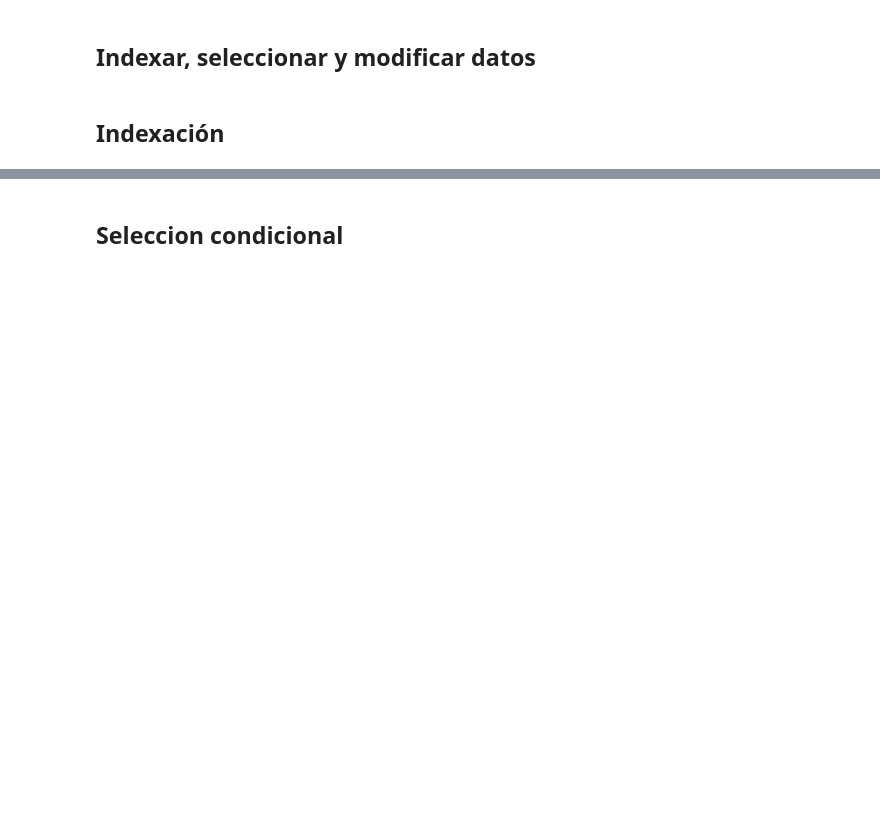
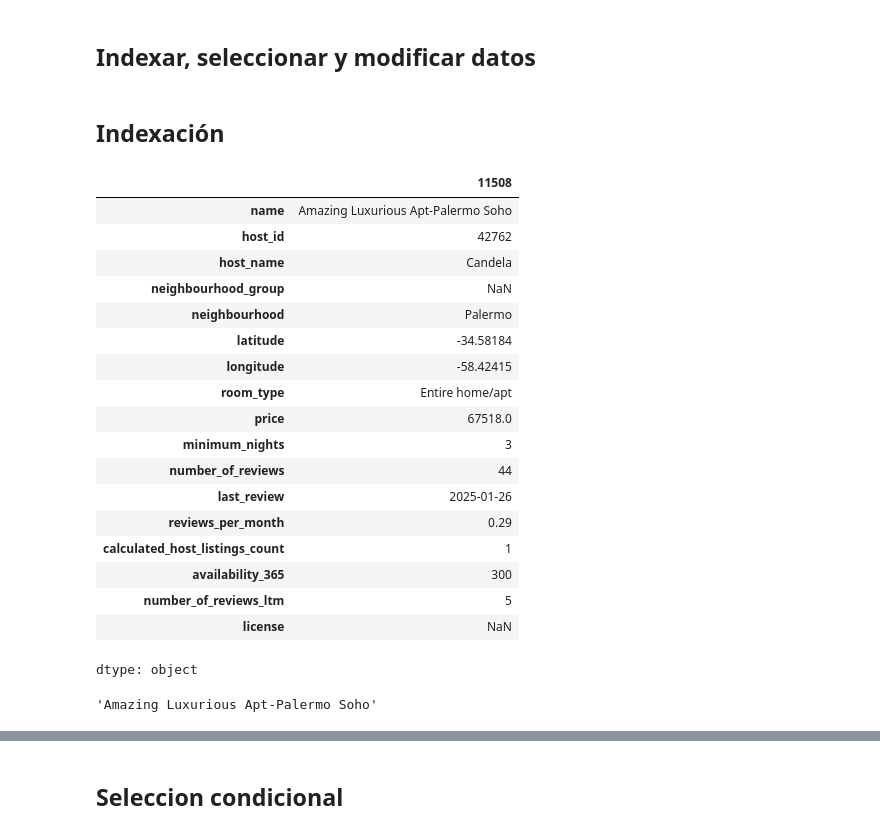
Before and after one commit to iespinozahDM/UBA-DM, a Jupyter notebook: Clase_02_pandas.ipynb, the cells around one changed output, grey strips where cells are left out. Saved outputs shown, nothing was run; the diff lists cells and outputs as text; code cells hidden in the pictures; blank space fills up the shorter version.

```diff
--- a/Clase_02_pandas.ipynb
+++ b/Clase_02_pandas.ipynb
@@ -60,6 +75,32 @@ df[["room_type", "price"]]
 df[["room_type"]]
 # %% [markdown]
 ## Indexación
+# %%
+# acceder a la fila 1
+df.iloc[0] #el registro q ocupa la posición N
+#df.head(1) muestra los primeros N registros
+# %% [output]
+|  | 11508 |
+| name | Amazing Luxurious Apt-Palermo Soho |
+| host_id | 42762 |
+| host_name | Candela |
+| neighbourhood_group | NaN |
+| neighbourhood | Palermo |
+| latitude | -34.58184 |
+| longitude | -58.42415 |
+| room_type | Entire home/apt |
+| price | 67518.0 |
+| minimum_nights | 3 |
+| number_of_reviews | 44 |
+| last_review | 2025-01-26 |
+| reviews_per_month | 0.29 |
+| calculated_host_listings_count | 1 |
+| availability_365 | 300 |
+| number_of_reviews_ltm | 5 |
+| license | NaN |
+dtype: object
 # %%
-# acceder a la fila 1
-df.iloc[1]
+# acceder a la fila 1, columna 0
+df.iloc[0, 0]
+# %% [output]
+'Amazing Luxurious Apt-Palermo Soho'
```
Also changed, not shown: parts of 29 cells of this notebook.
